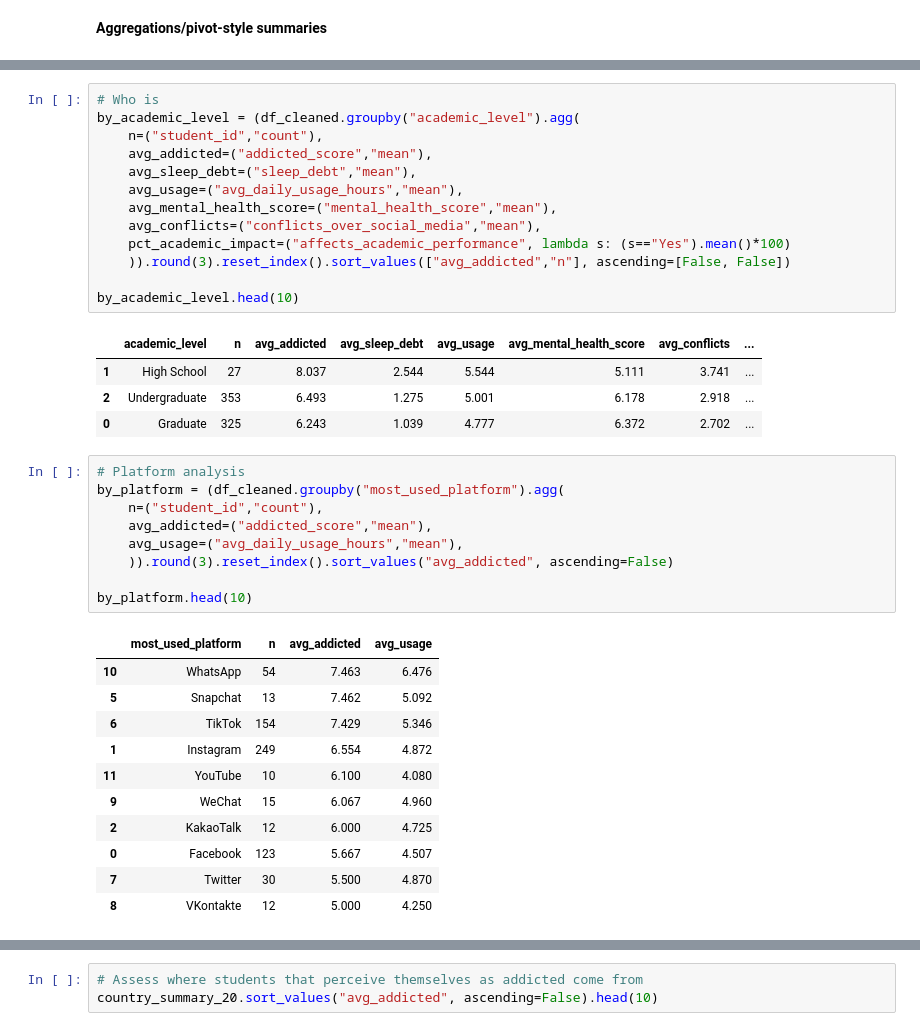
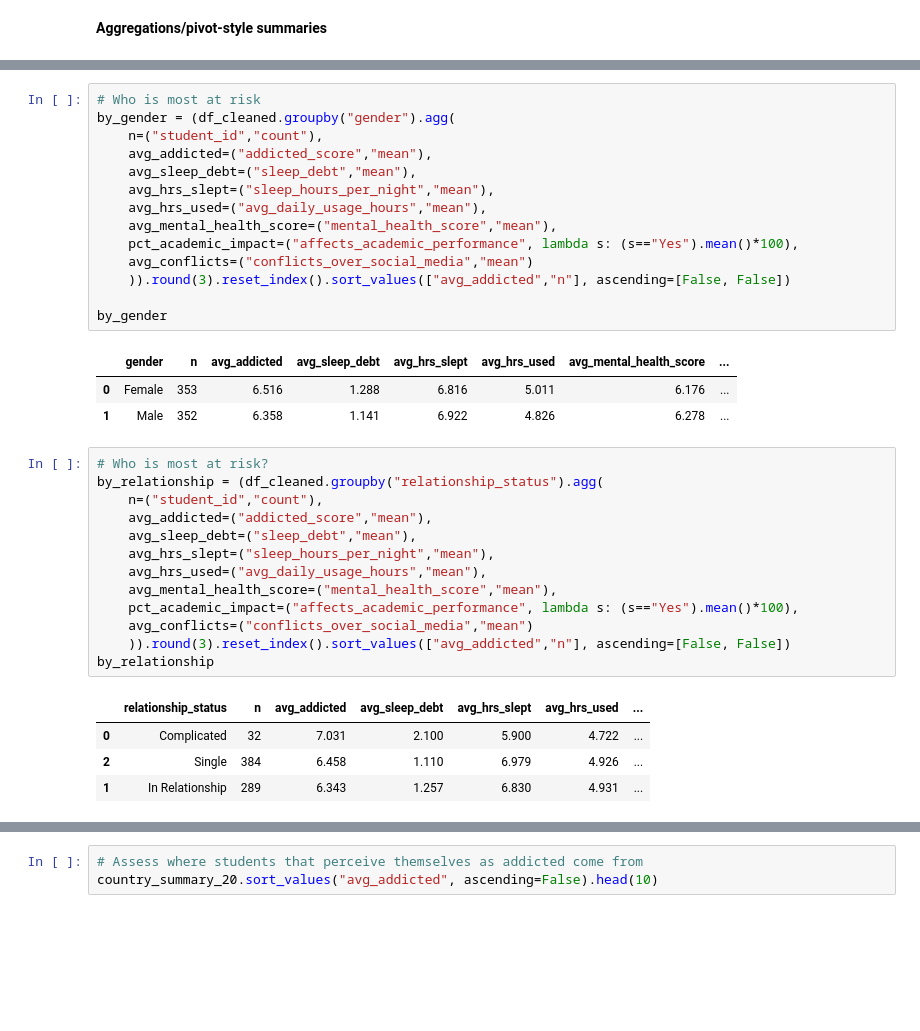
Before and after one commit to lschuler-dotcom/capstone_project, a Jupyter notebook: notebooks/capstone_project.ipynb, the cells around one changed output, grey strips where cells are left out. Saved outputs shown, nothing was run; the diff lists cells and outputs as text; blank space fills up the shorter version.

```diff
--- a/notebooks/capstone_project.ipynb
+++ b/notebooks/capstone_project.ipynb
@@ -823,39 +831,36 @@ by_usage
 # %%
-# Who is
-by_academic_level = (df_cleaned.groupby("academic_level").agg(
+# Who is most at risk
+by_gender = (df_cleaned.groupby("gender").agg(
     n=("student_id","count"),
     avg_addicted=("addicted_score","mean"),
     avg_sleep_debt=("sleep_debt","mean"),
-    avg_usage=("avg_daily_usage_hours","mean"),
+    avg_hrs_slept=("sleep_hours_per_night","mean"),
+    avg_hrs_used=("avg_daily_usage_hours","mean"),
     avg_mental_health_score=("mental_health_score","mean"),
-    avg_conflicts=("conflicts_over_social_media","mean"),
-    pct_academic_impact=("affects_academic_performance", lambda s: (s=="Yes").mean()*100)
+    pct_academic_impact=("affects_academic_performance", lambda s: (s=="Yes").mean()*100),
+    avg_conflicts=("conflicts_over_social_media","mean")
     )).round(3).reset_index().sort_values(["avg_addicted","n"], ascending=[False, False])
 
-by_academic_level.head(10)
+by_gender
 # %% [output]
-|  | academic_level | n | avg_addicted | avg_sleep_debt | avg_usage | avg_mental_health_score | avg_conflicts | ... |
-| 1 | High School | 27 | 8.037 | 2.544 | 5.544 | 5.111 | 3.741 | ... |
-| 2 | Undergraduate | 353 | 6.493 | 1.275 | 5.001 | 6.178 | 2.918 | ... |
-| 0 | Graduate | 325 | 6.243 | 1.039 | 4.777 | 6.372 | 2.702 | ... |
+|  | gender | n | avg_addicted | avg_sleep_debt | avg_hrs_slept | avg_hrs_used | avg_mental_health_score | ... |
+| 0 | Female | 353 | 6.516 | 1.288 | 6.816 | 5.011 | 6.176 | ... |
+| 1 | Male | 352 | 6.358 | 1.141 | 6.922 | 4.826 | 6.278 | ... |
 # %%
-# Platform analysis
-by_platform = (df_cleaned.groupby("most_used_platform").agg(
+# Who is most at risk?
+by_relationship = (df_cleaned.groupby("relationship_status").agg(
     n=("student_id","count"),
     avg_addicted=("addicted_score","mean"),
-    avg_usage=("avg_daily_usage_hours","mean"),
-    )).round(3).reset_index().sort_values("avg_addicted", ascending=False)
-
-by_platform.head(10)
+    avg_sleep_debt=("sleep_debt","mean"),
+    avg_hrs_slept=("sleep_hours_per_night","mean"),
+    avg_hrs_used=("avg_daily_usage_hours","mean"),
+    avg_mental_health_score=("mental_health_score","mean"),
+    pct_academic_impact=("affects_academic_performance", lambda s: (s=="Yes").mean()*100),
+    avg_conflicts=("conflicts_over_social_media","mean")
+    )).round(3).reset_index().sort_values(["avg_addicted","n"], ascending=[False, False])
+by_relationship
 # %% [output]
-|  | most_used_platform | n | avg_addicted | avg_usage |
-| 10 | WhatsApp | 54 | 7.463 | 6.476 |
-| 5 | Snapchat | 13 | 7.462 | 5.092 |
-| 6 | TikTok | 154 | 7.429 | 5.346 |
-| 1 | Instagram | 249 | 6.554 | 4.872 |
-| 11 | YouTube | 10 | 6.100 | 4.080 |
-| 9 | WeChat | 15 | 6.067 | 4.960 |
-| 2 | KakaoTalk | 12 | 6.000 | 4.725 |
-| 0 | Facebook | 123 | 5.667 | 4.507 |
-| 7 | Twitter | 30 | 5.500 | 4.870 |
-| 8 | VKontakte | 12 | 5.000 | 4.250 |
+|  | relationship_status | n | avg_addicted | avg_sleep_debt | avg_hrs_slept | avg_hrs_used | ... |
+| 0 | Complicated | 32 | 7.031 | 2.100 | 5.900 | 4.722 | ... |
+| 2 | Single | 384 | 6.458 | 1.110 | 6.979 | 4.926 | ... |
+| 1 | In Relationship | 289 | 6.343 | 1.257 | 6.830 | 4.931 | ... |
```
Also changed, not shown: parts of 74 cells of this notebook.
